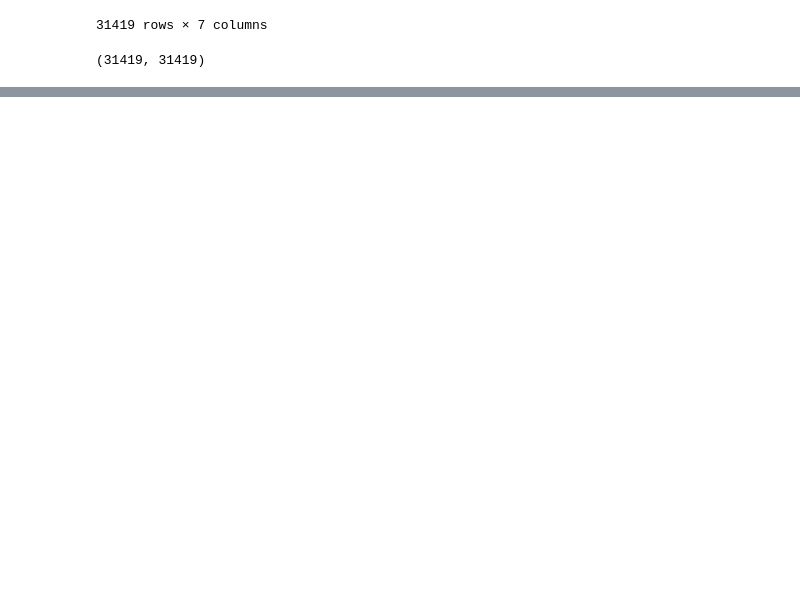
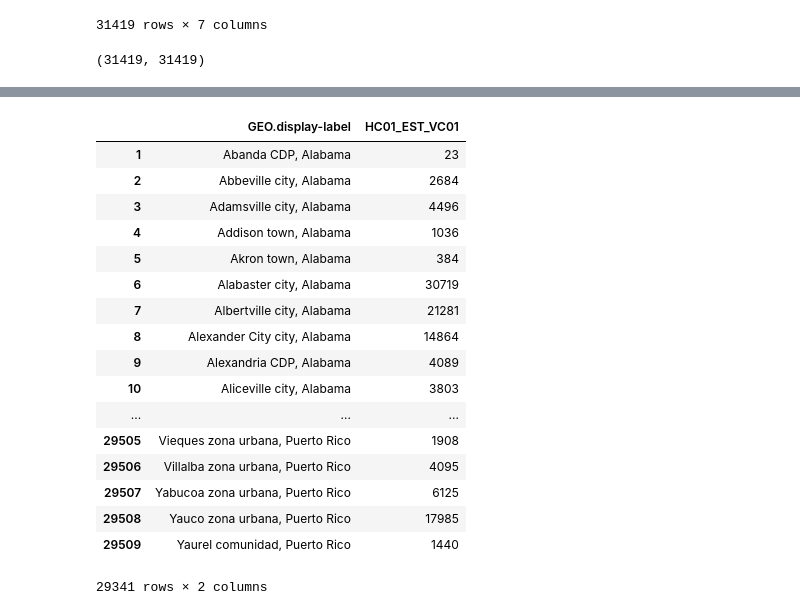
Before and after one commit to gumdropsteve/population_prophet, a Jupyter notebook: exploratory-data-analysis/timeseries/pop_by_place.ipynb, the cells around one changed output, grey strips where cells are left out. Saved outputs shown, nothing was run; the diff lists cells and outputs as text; code cells hidden in the pictures; blank space fills up the shorter version.

```diff
--- a/exploratory-data-analysis/timeseries/pop_by_place.ipynb
+++ b/exploratory-data-analysis/timeseries/pop_by_place.ipynb
@@ -519,0 +558,21 @@ len(a15)
+# %%
+a13
+# %% [output]
+|  | GEO.display-label | HC01_EST_VC01 |
+| 1 | Abanda CDP, Alabama | 23 |
+| 2 | Abbeville city, Alabama | 2684 |
+| 3 | Adamsville city, Alabama | 4496 |
+| 4 | Addison town, Alabama | 1036 |
+| 5 | Akron town, Alabama | 384 |
+| 6 | Alabaster city, Alabama | 30719 |
+| 7 | Albertville city, Alabama | 21281 |
+| 8 | Alexander City city, Alabama | 14864 |
+| 9 | Alexandria CDP, Alabama | 4089 |
+| 10 | Aliceville city, Alabama | 3803 |
+| ... | ... | ... |
+| 29505 | Vieques zona urbana, Puerto Rico | 1908 |
+| 29506 | Villalba zona urbana, Puerto Rico | 4095 |
+| 29507 | Yabucoa zona urbana, Puerto Rico | 6125 |
+| 29508 | Yauco zona urbana, Puerto Rico | 17985 |
+| 29509 | Yaurel comunidad, Puerto Rico | 1440 |
+29341 rows × 2 columns
```
Also changed, not shown: parts of 9 cells of this notebook.
